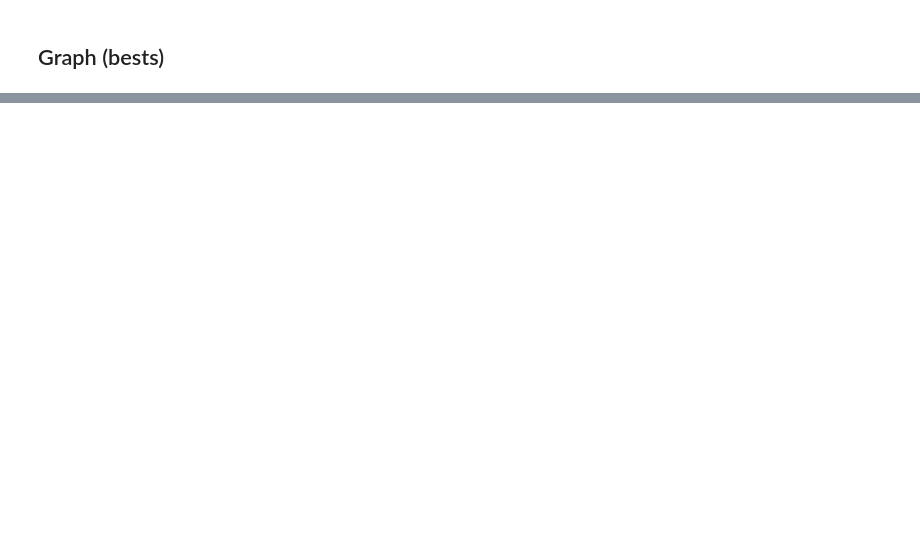
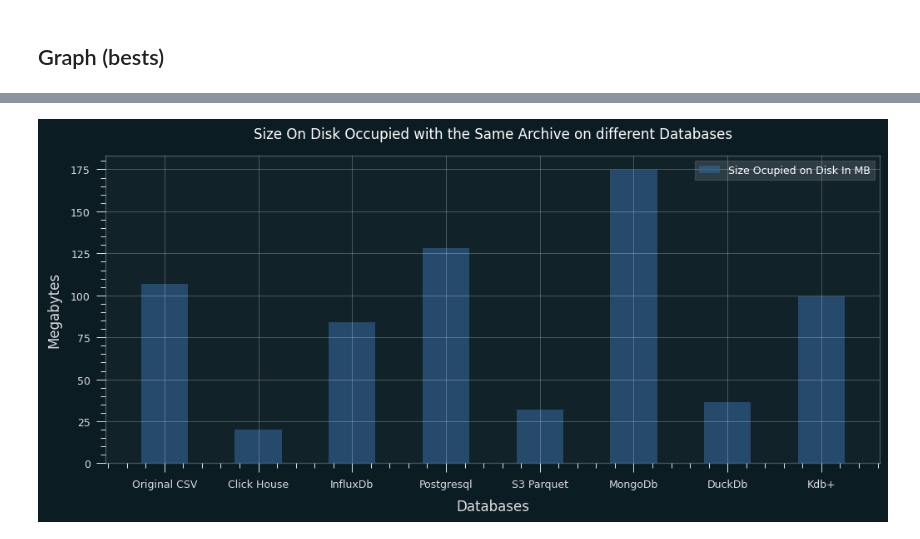
Before and after one commit to flashlan/compare-timeseries-databases, a Jupyter notebook: compareDBs.ipynb, the cells around one changed output, grey strips where cells are left out. Drawn from its saved outputs; the diff is of its cells as text; code cells hidden in the pictures; blank space fills up the shorter version.

```diff
--- a/compareDBs.ipynb
+++ b/compareDBs.ipynb
@@ -788,0 +791,54 @@ plot(dark=True)
+# %%
+originalCsv = 106.8
+clickHouse_size_on_disk = 20
+influxDb_size_on_disk = 84
+postgresql_size_on_disk = 128
+S3_size_size_on_disk = 31.8
+mongoDb_size_on_disk = 174.5
+DuckDb_size_on_disk = 36.5
+Kdb_size_on_disk = 99.2
+
+
+def plot(dark):
+    mpl_style(dark)
+    plt.figure().set_figwidth(12, 10)
+    x = np.arange(8)  # change here
+    width = 0.50
+    y1 = [
+        originalCsv,
+        clickHouse_size_on_disk,
+        influxDb_size_on_disk,
+        postgresql_size_on_disk,
+        S3_size_size_on_disk,
+        mongoDb_size_on_disk,
+        DuckDb_size_on_disk,
+        Kdb_size_on_disk,
+    ]  # change here
+
+    # plt.bar(x - 0.2, y2, width)
+    plt.bar(x + 0.0, y1, width, color=(0.2, 0.4, 0.6, 0.6))
+    plt.xticks(
+        x,
+        [
+            "Original CSV",
+            "Click House",
+            "InfluxDb",
+            "Postgresql",
+            "S3 Parquet",
+            "MongoDb",
+            "DuckDb",
+            "Kdb+",
+        ],
+    )
+    plt.xlabel("Databases")
+    plt.ylabel("Megabytes")
+    plt.legend(["Size Ocupied on Disk In MB"])  # ver
+    plt.rcParams.update({"font.size": 8})
+    plt.style.use("dark_background")
+    plt.title("Size On Disk Occupied with the Same Archive on different Databases")
+    plt.show()
+
+
+plot(dark=True)
+# %% [output]
+[figure, added]
```
Also changed, not shown: parts of 6 cells of this notebook.
